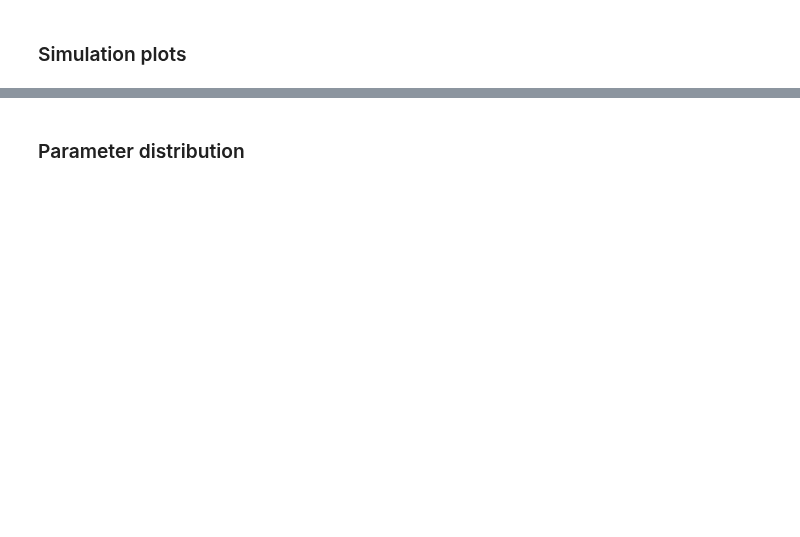
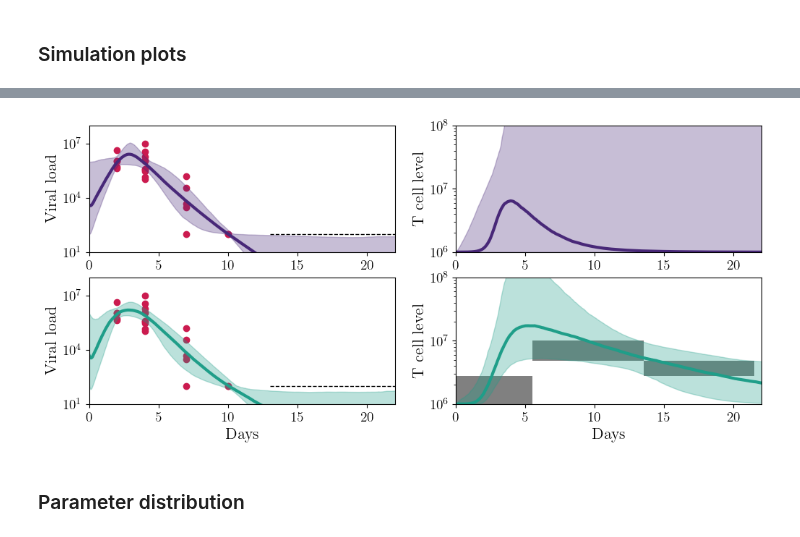
Before and after one commit to systemsmedicine/CrossLabFit, a Jupyter notebook: pyNotebooks/influenzaModel.ipynb, the cells around one changed output, grey strips where cells are left out. Saved outputs shown, nothing was run; the diff lists cells and outputs as text; code cells hidden in the pictures; blank space fills up the shorter version.

```diff
--- a/pyNotebooks/influenzaModel.ipynb
+++ b/pyNotebooks/influenzaModel.ipynb
@@ -263,3 +260,67 @@ plt.show()
+# %%
+fig, axs = plt.subplots(nrows=2, ncols=2, figsize=(12,5))
+
+axs[0,0].scatter(x=dfViralData['Days'], y=dfViralData['Virus'], color=palette_2[1], marker="o")
+axs[0,0].plot(t, median_VQt, lw=3, color=palette[0])
+axs[0,0].fill_between(t, confidence_VQt[0], confidence_VQt[1], color=palette[0], alpha=0.3)
+axs[0,0].hlines(y = 1e2, xmin=13, xmax=25, color='k', lw=1, ls='--')
+axs[0,0].set_yscale('log')
+axs[0,0].set_xlim((0, 22))
+axs[0,0].set_ylim((1e1, 1e8))
+
+axs[0,1].plot(t, median_TQt, lw=3, color=palette[0])
+axs[0,1].fill_between(t, confidence_TQt[0], confidence_TQt[1], color=palette[0], alpha=0.3)
+axs[0,1].set_yscale('log')
+axs[0,1].set_xlim((0, 22))
+axs[0,1].set_ylim((1e6, 1e8))
+
+for i in range(len(dfTcellQual['tmin'])):
+    tmin = dfTcellQual['tmin'].values[i]
+    Tmin = dfTcellQual['Tmin'].values[i]
+    width = dfTcellQual['tmax'].values[i] - tmin
+    height = dfTcellQual['Tmax'].values[i] - Tmin
+    rect = plt.Rectangle((tmin, Tmin), width, height, fc='gray')
+    axs[1,1].add_patch(rect)
+
+axs[1,0].scatter(x=dfViralData['Days'], y=dfViralData['Virus'], color=palette_2[1], marker="o")
+axs[1,0].plot(t, median_VQl, lw=3, color=palette[4])
+axs[1,0].fill_between(t, confidence_VQl[0], confidence_VQl[1], color=palette[4], alpha=0.3)
+axs[1,0].hlines(y = 1e2, xmin=13, xmax=25, color='k', lw=1, ls='--')
+axs[1,0].set_yscale('log')
+axs[1,0].set_xlim((0, 22))
+axs[1,0].set_ylim((1e1, 1e8))
+
+axs[1,1].plot(t, median_TQl, lw=3, color=palette[4])
+axs[1,1].fill_between(t, confidence_TQl[0], confidence_TQl[1], color=palette[4], alpha=0.3)
+axs[1,1].set_yscale('log')
+axs[1,1].set_xlim((0, 22))
+axs[1,1].set_ylim((1e6, 1e8))
+
+axs[0,0].set_ylabel('Viral load')
+axs[0,1].set_ylabel('T cell level')
+
+axs[1,0].set_ylabel('Viral load')
+axs[1,1].set_ylabel('T cell level')
+
+axs[1,0].set_xlabel('Days')
+axs[1,1].set_xlabel('Days')
+
+# axs[0,0].text(76, 4.2, r'\textbf{a}', fontsize=22)
+# axs[0,1].text(76, 3.5, r'\textbf{b}', fontsize=22)
+# axs[1,0].text(76, 4.2, r'\textbf{c}', fontsize=22)
+# axs[1,1].text(76, 3.5, r'\textbf{d}', fontsize=22)
+
+# for i in range(2):
+#     axs[i,0].set_ylim((-0.1,5.1))
+#     axs[i,1].set_ylim((0.5,4.1))
+
+# plt.setp(axs, xlim=(-2,82))
+
+# plt.savefig("cycleLV_graphs_sel.svg", transparent=True)
+
+plt.show()
+# %% [output]
+[figure, added]
 # %% [markdown]
 ### Parameter distribution
 # %%
```
Also changed, not shown: parts of 12 cells of this notebook, 10 other files.
